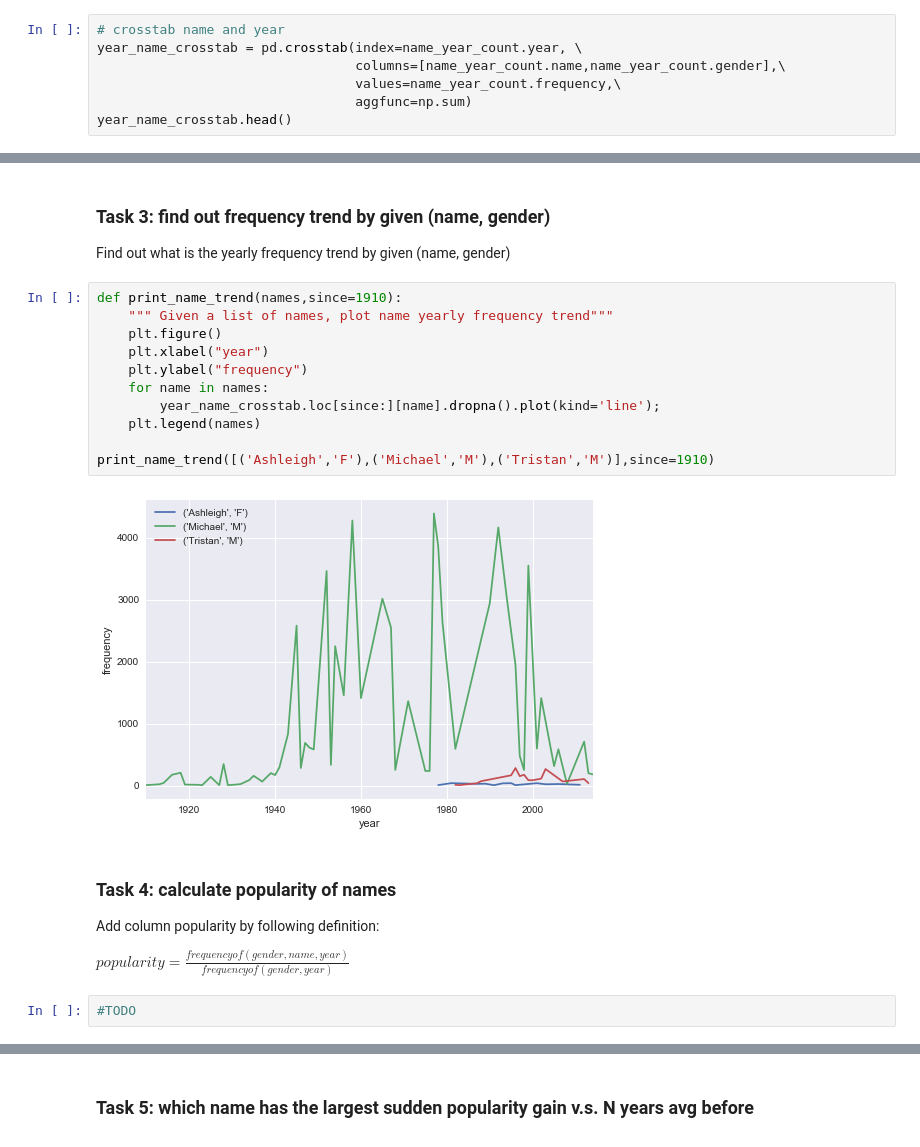
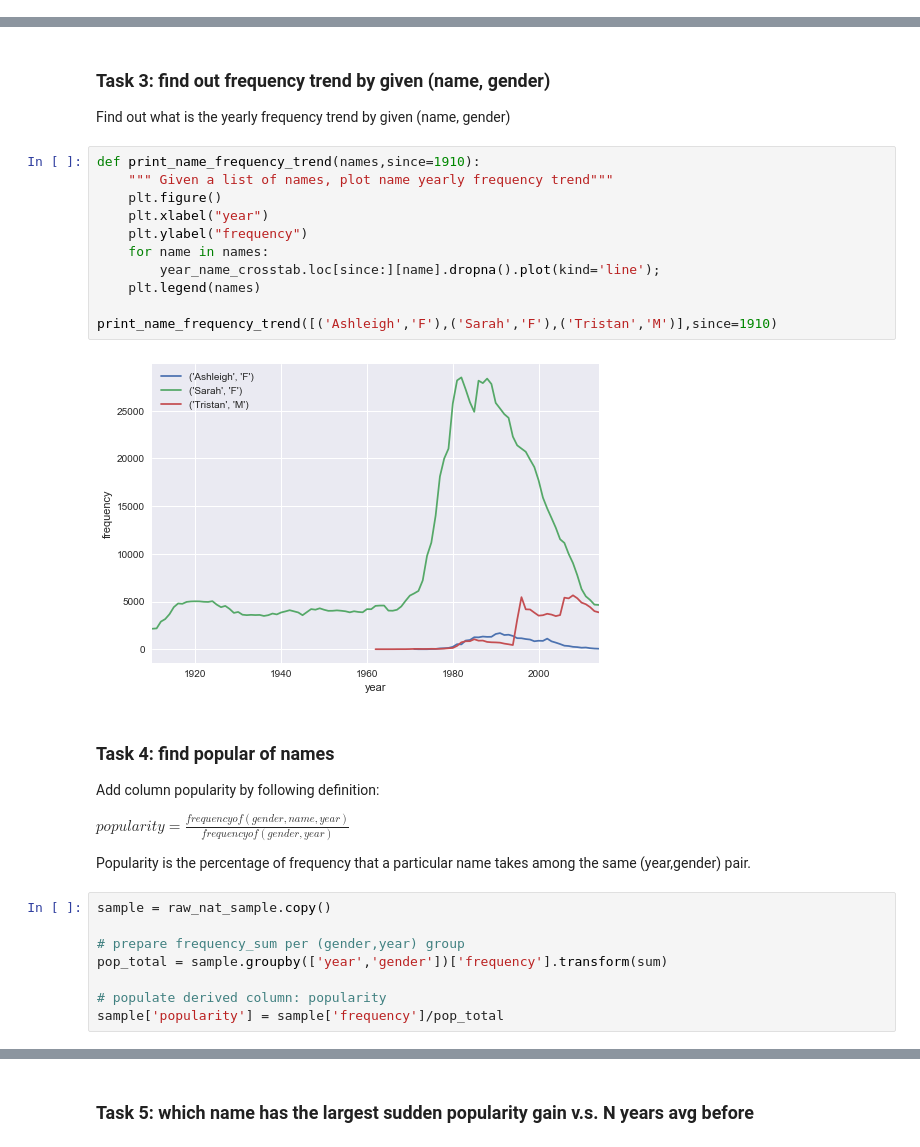
Before and after one commit to tianyu-tristan/babynames, a Jupyter notebook: src/EDA.ipynb, the cells around one changed output, grey strips where cells are left out. Drawn from its saved outputs; the diff is of its cells as text.

Commit message:
update task 1 & 2

```diff
--- a/src/EDA.ipynb
+++ b/src/EDA.ipynb
@@ -88,7 +72,0 @@ name_year_count.head()
-# %%
-# crosstab name and year
-year_name_crosstab = pd.crosstab(index=name_year_count.year, \
-                                 columns=[name_year_count.name,name_year_count.gender],\
-                                 values=name_year_count.frequency,\
-                                 aggfunc=np.sum)
-year_name_crosstab.head()
@@ -195,23 +185,31 @@ plt.ylabel("frequency");
 
 Find out what is the yearly frequency trend by given (name, gender)
 # %%
-def print_name_trend(names,since=1910):
+def print_name_frequency_trend(names,since=1910):
     """ Given a list of names, plot name yearly frequency trend"""
     plt.figure()
     plt.xlabel("year")
     plt.ylabel("frequency")
     for name in names:
         year_name_crosstab.loc[since:][name].dropna().plot(kind='line');
     plt.legend(names)
 
-print_name_trend([('Ashleigh','F'),('Michael','M'),('Tristan','M')],since=1910)
+print_name_frequency_trend([('Ashleigh','F'),('Sarah','F'),('Tristan','M')],since=1910)
 # %% [output]
-[figure, old version]
+[figure, new version]
 # %% [markdown]
-### Task 4: calculate popularity of names
+### Task 4: find popular of names
 
 Add column popularity by following definition:
 
 $ popularity = \frac{frequency of (gender, name ,year)}{frequency of (gender,year)} $
+
+Popularity is the percentage of frequency that a particular name takes among the same (year,gender) pair.
-# %%
-#TODO
+# %%
+sample = raw_nat_sample.copy()
+
+# prepare frequency_sum per (gender,year) group
+pop_total = sample.groupby(['year','gender'])['frequency'].transform(sum)
+
+# populate derived column: popularity
+sample['popularity'] = sample['frequency']/pop_total
```
Also changed, not shown: parts of 25 cells of this notebook.
